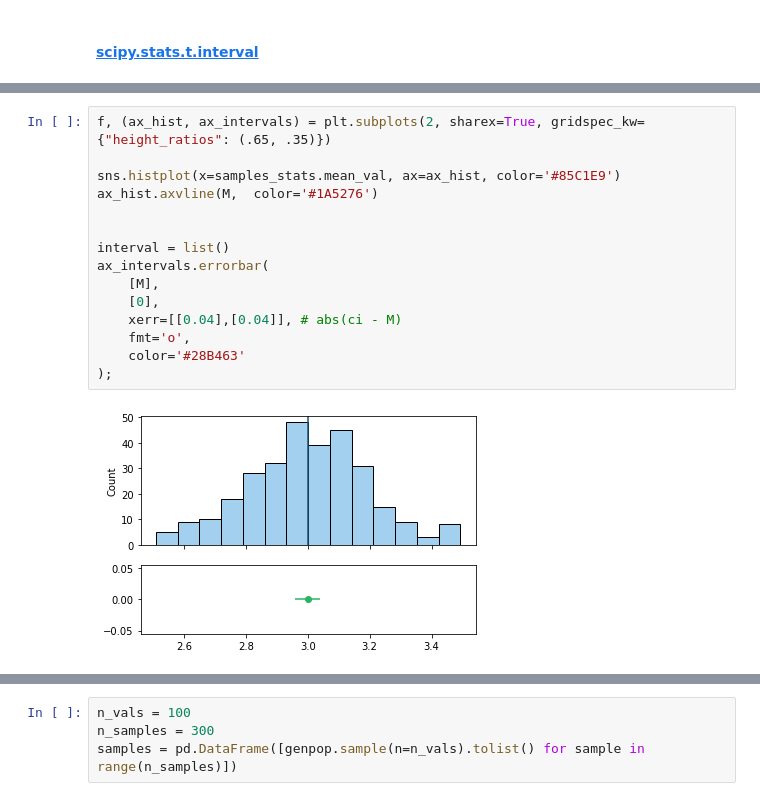
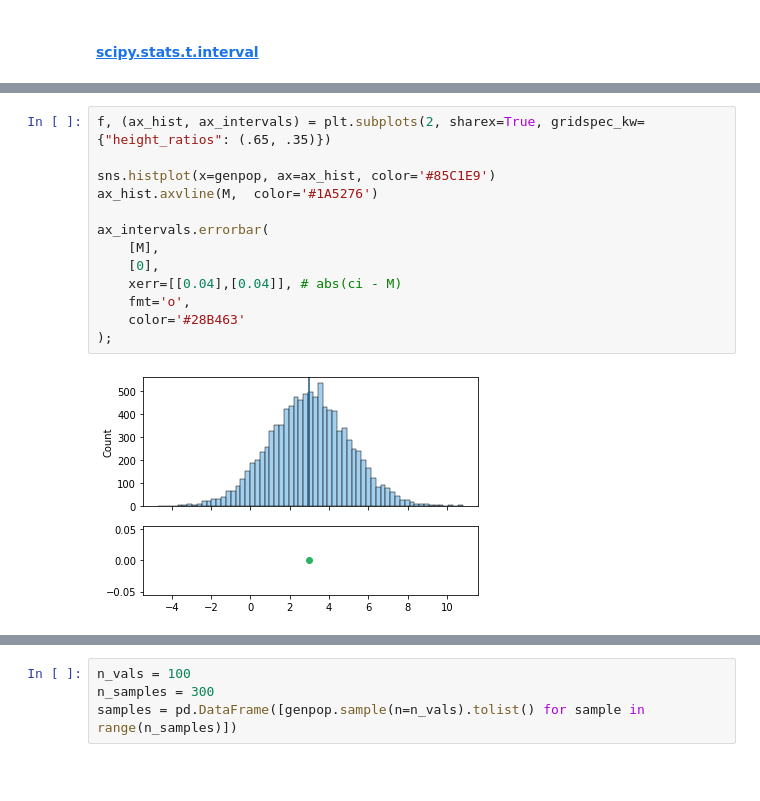
Before and after one commit to Saxsafon/Statistics, a Jupyter notebook: Hypotheses_testing/Confidence_Intervals & Bootstrap.ipynb, the cells around one changed output, grey strips where cells are left out. Saved outputs shown, nothing was run; the diff lists cells and outputs as text; blank space fills up the shorter version.

```diff
--- a/Hypotheses_testing/Confidence_Intervals & Bootstrap.ipynb
+++ b/Hypotheses_testing/Confidence_Intervals & Bootstrap.ipynb
@@ -111,20 +107,18 @@ st.t.interval(0.95, len(genpop)-1, loc=np.mean(genpop), scale=st.sem(genpop))
 # %%
 f, (ax_hist, ax_intervals) = plt.subplots(2, sharex=True, gridspec_kw={"height_ratios": (.65, .35)})
 
-sns.histplot(x=samples_stats.mean_val, ax=ax_hist, color='#85C1E9')
+sns.histplot(x=genpop, ax=ax_hist, color='#85C1E9')
 ax_hist.axvline(M,  color='#1A5276')
 
-
-interval = list()
 ax_intervals.errorbar(
     [M],
     [0],
     xerr=[[0.04],[0.04]], # abs(ci - M)
     fmt='o',
     color='#28B463'
 );
 # %% [output]
-[figure, old version]
+[figure, new version]
 # %%
 # также нашел такой вариант функции расчета
 
```
Also changed, not shown: parts of 26 cells of this notebook, 3 other files.
